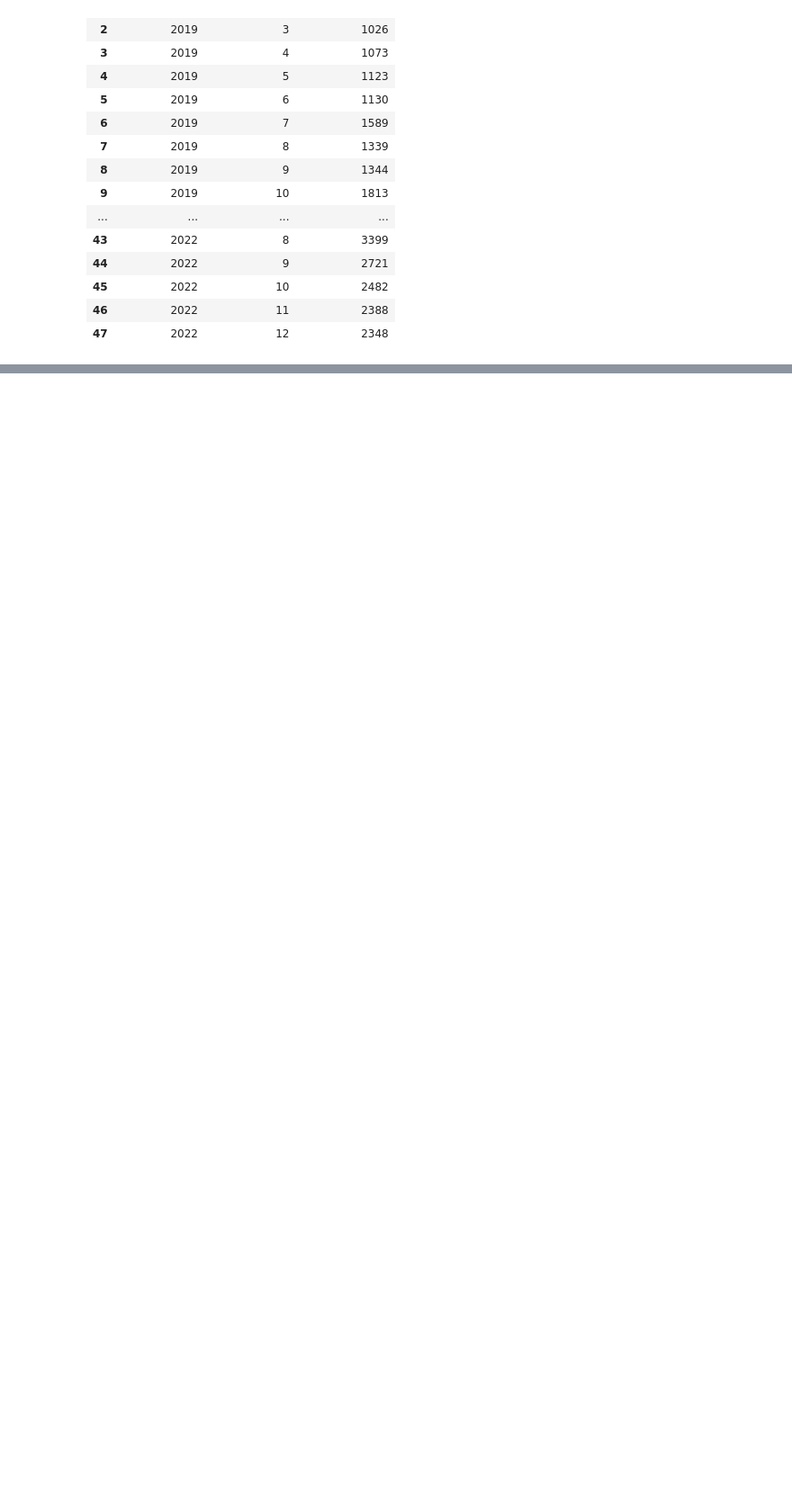
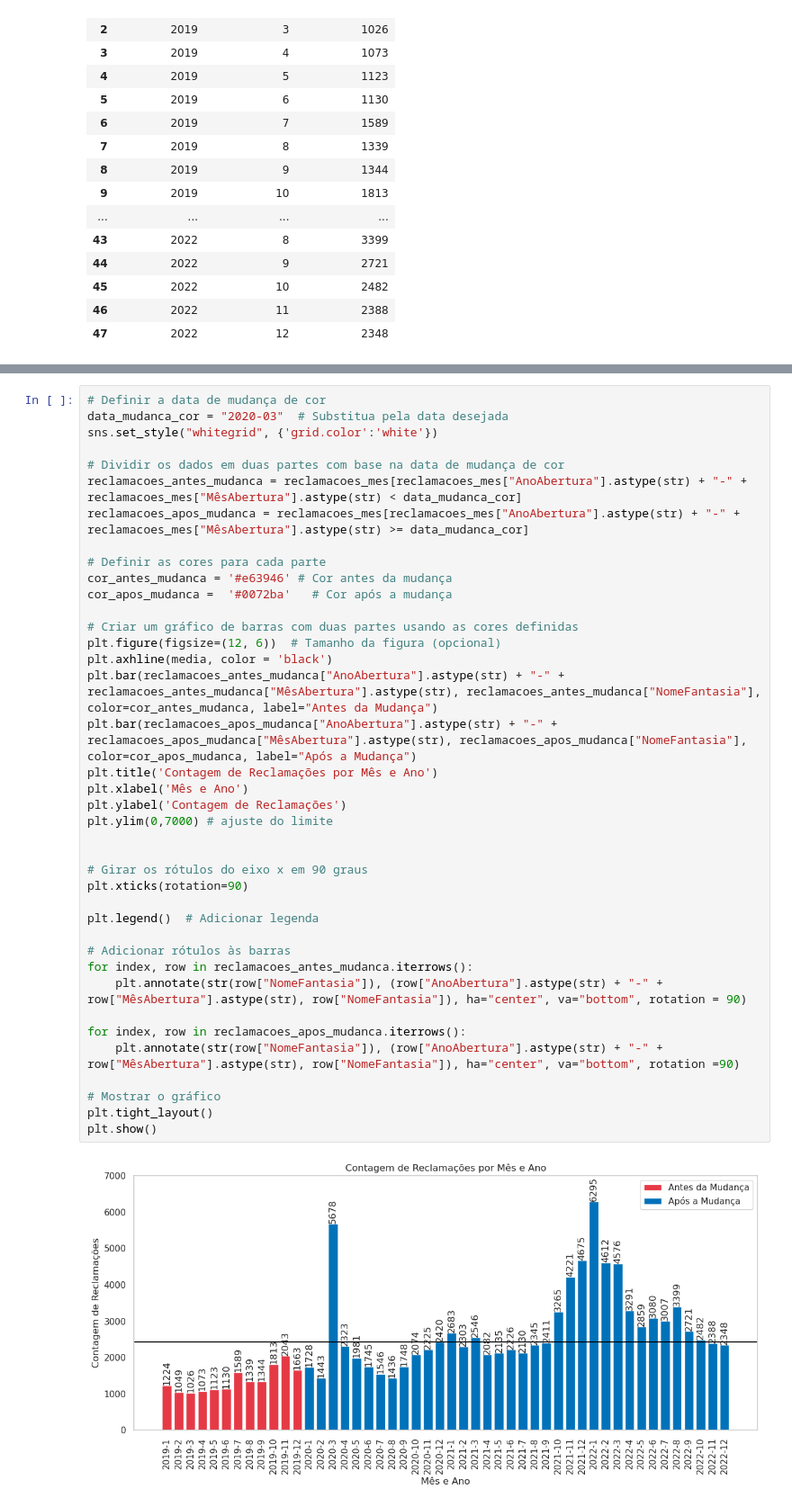
Before and after one commit to mateusengq/aviacao_latam, a Jupyter notebook: analises-1.ipynb, the cells around one changed output, grey strips where cells are left out. Shown at 90% size. Cells and saved outputs as stored; diff of their text form; blank space fills up the shorter version.

Commit message:
INCLUSAO DO GRÁFICO TEMPORAL E INÍCIO DA AVALIAÇÃO DAS OCORRENCIAS POR TIPO

```diff
--- a/analises-1.ipynb
+++ b/analises-1.ipynb
@@ -192,0 +199,41 @@ NameError: name 'sns' is not defined
+# %%
+# Definir a data de mudança de cor
+data_mudanca_cor = "2020-03"  # Substitua pela data desejada
+sns.set_style("whitegrid", {'grid.color':'white'})
+
+# Dividir os dados em duas partes com base na data de mudança de cor
+reclamacoes_antes_mudanca = reclamacoes_mes[reclamacoes_mes["AnoAbertura"].astype(str) + "-" + reclamacoes_mes["MêsAbertura"].astype(str) < data_mudanca_cor]
+reclamacoes_apos_mudanca = reclamacoes_mes[reclamacoes_mes["AnoAbertura"].astype(str) + "-" + reclamacoes_mes["MêsAbertura"].astype(str) >= data_mudanca_cor]
+
+# Definir as cores para cada parte
+cor_antes_mudanca = '#e63946' # Cor antes da mudança
+cor_apos_mudanca =  '#0072ba'   # Cor após a mudança
+
+# Criar um gráfico de barras com duas partes usando as cores definidas
+plt.figure(figsize=(12, 6))  # Tamanho da figura (opcional)
+plt.axhline(media, color = 'black')
+plt.bar(reclamacoes_antes_mudanca["AnoAbertura"].astype(str) + "-" + reclamacoes_antes_mudanca["MêsAbertura"].astype(str), reclamacoes_antes_mudanca["NomeFantasia"], color=cor_antes_mudanca, label="Antes da Mudança")
+plt.bar(reclamacoes_apos_mudanca["AnoAbertura"].astype(str) + "-" + reclamacoes_apos_mudanca["MêsAbertura"].astype(str), reclamacoes_apos_mudanca["NomeFantasia"], color=cor_apos_mudanca, label="Após a Mudança")
+plt.title('Contagem de Reclamações por Mês e Ano')
+plt.xlabel('Mês e Ano')
+plt.ylabel('Contagem de Reclamações')
+plt.ylim(0,7000) # ajuste do limite
+
+
+# Girar os rótulos do eixo x em 90 graus
+plt.xticks(rotation=90)
+
+plt.legend()  # Adicionar legenda
+
+# Adicionar rótulos às barras
+for index, row in reclamacoes_antes_mudanca.iterrows():
+    plt.annotate(str(row["NomeFantasia"]), (row["AnoAbertura"].astype(str) + "-" + row["MêsAbertura"].astype(str), row["NomeFantasia"]), ha="center", va="bottom", rotation = 90)
+
+for index, row in reclamacoes_apos_mudanca.iterrows():
+    plt.annotate(str(row["NomeFantasia"]), (row["AnoAbertura"].astype(str) + "-" + row["MêsAbertura"].astype(str), row["NomeFantasia"]), ha="center", va="bottom", rotation =90)
+
+# Mostrar o gráfico
+plt.tight_layout()
+plt.show()
+# %% [output]
+[figure, added]
```
Also changed, not shown: parts of 6 cells of this notebook.
